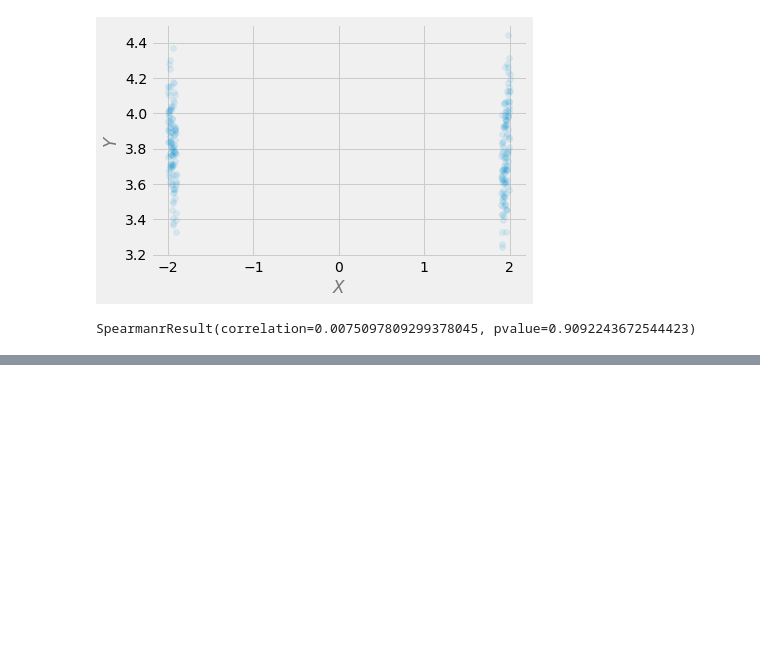
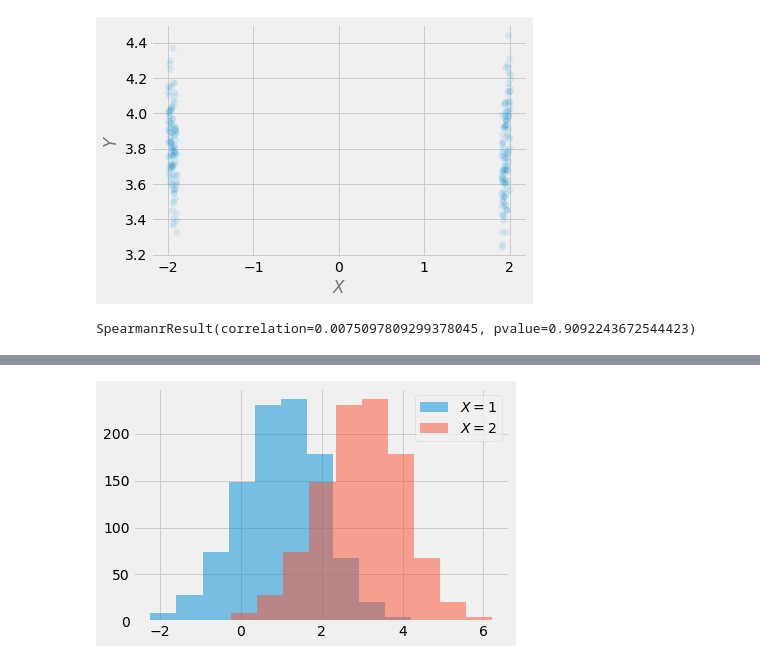
Before and after one commit to AlxndrMlk/Causal-Inference-and-Discovery-in-Python-2nd-Ed, a Jupyter notebook: Chapter_02.ipynb, the cells around one changed output, grey strips where cells are left out. Drawn from its saved outputs; the diff is of its cells as text; code cells hidden in the pictures; blank space fills up the shorter version.

```diff
--- a/Chapter_02.ipynb
+++ b/Chapter_02.ipynb
@@ -186,0 +209,14 @@ SpearmanrResult(correlation=0.0075097809299378045, pvalue=0.9092243672544423)
+# %%
+# System under two different interventions
+z = np.random.randn(1000)
+x1 = 1
+x2 = 3
+y1 = x1 + z
+y2 = x2 + z
+# %%
+plt.hist(y1, label="$X=1$", alpha=.5)
+plt.hist(y2, label="$X=2$", alpha=.5)
+plt.legend()
+plt.show()
+# %% [output]
+[figure, added]
```
Also changed, not shown: parts of 9 cells of this notebook.
